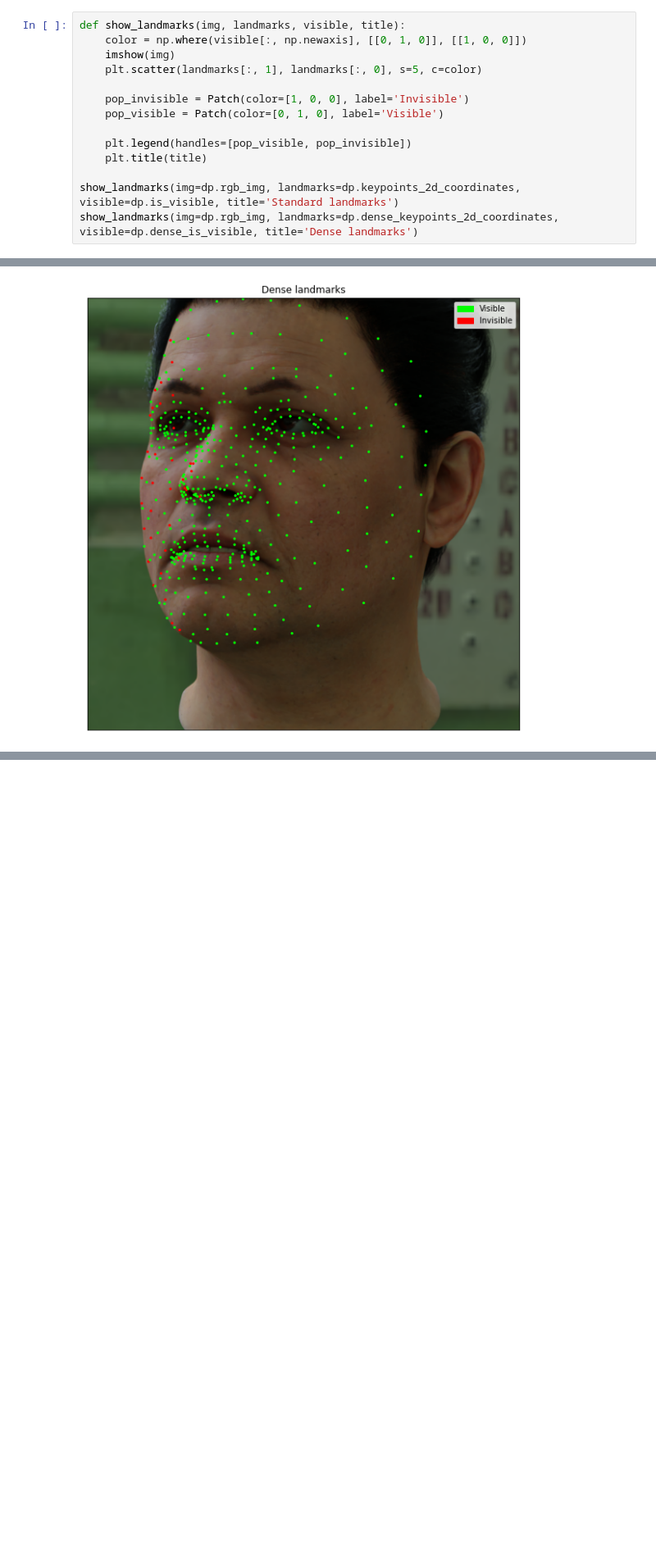
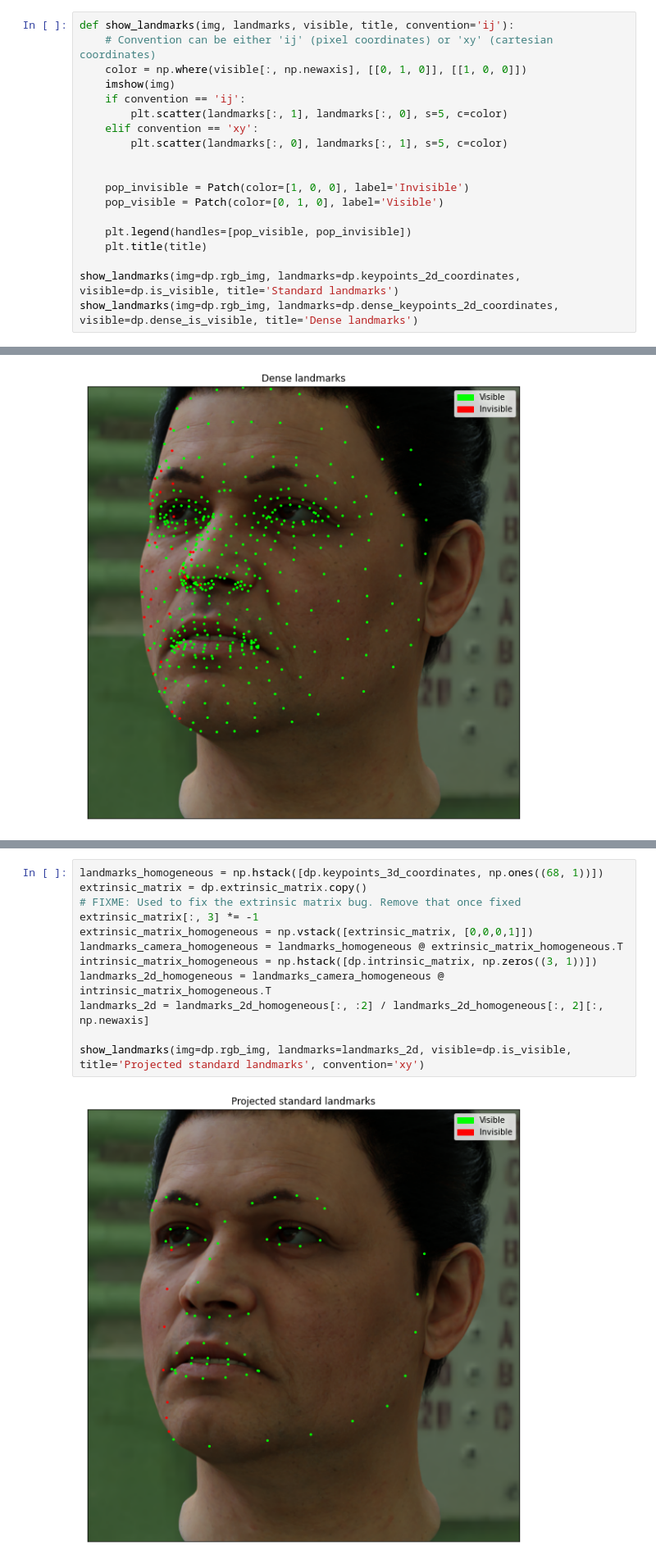
Before and after one commit to DatagenTech/dgutils, a Jupyter notebook: landmarks.ipynb, the cells around one changed output, grey strips where cells are left out. Shown at 82% size. Cells and saved outputs as stored; diff of their text form; blank space fills up the shorter version.

Commit message:
Added 3D landmarks projection to image plane

```diff
--- a/landmarks.ipynb
+++ b/landmarks.ipynb
@@ -20,10 +20,15 @@ dp = Dataset(path=DATASET_PATH)[0]
 # %% [markdown]
 ## Landmarks visualization
 # %%
-def show_landmarks(img, landmarks, visible, title):
+def show_landmarks(img, landmarks, visible, title, convention='ij'):
+    # Convention can be either 'ij' (pixel coordinates) or 'xy' (cartesian coordinates)
     color = np.where(visible[:, np.newaxis], [[0, 1, 0]], [[1, 0, 0]])
     imshow(img)
-    plt.scatter(landmarks[:, 1], landmarks[:, 0], s=5, c=color)
+    if convention == 'ij':
+        plt.scatter(landmarks[:, 1], landmarks[:, 0], s=5, c=color)
+    elif convention == 'xy':
+        plt.scatter(landmarks[:, 0], landmarks[:, 1], s=5, c=color)
+
 
     pop_invisible = Patch(color=[1, 0, 0], label='Invisible')
     pop_visible = Patch(color=[0, 1, 0], label='Visible')
@@ -38,0 +58,14 @@ show_landmarks(img=dp.rgb_img, landmarks=dp.dense_keypoints_2d_coordinates, visi
+# %%
+landmarks_homogeneous = np.hstack([dp.keypoints_3d_coordinates, np.ones((68, 1))])
+extrinsic_matrix = dp.extrinsic_matrix.copy()
+# FIXME: Used to fix the extrinsic matrix bug. Remove that once fixed
+extrinsic_matrix[:, 3] *= -1
+extrinsic_matrix_homogeneous = np.vstack([extrinsic_matrix, [0,0,0,1]])
+landmarks_camera_homogeneous = landmarks_homogeneous @ extrinsic_matrix_homogeneous.T
+intrinsic_matrix_homogeneous = np.hstack([dp.intrinsic_matrix, np.zeros((3, 1))])
+landmarks_2d_homogeneous = landmarks_camera_homogeneous @ intrinsic_matrix_homogeneous.T
+landmarks_2d = landmarks_2d_homogeneous[:, :2] / landmarks_2d_homogeneous[:, 2][:, np.newaxis]
+
+show_landmarks(img=dp.rgb_img, landmarks=landmarks_2d, visible=dp.is_visible, title='Projected standard landmarks', convention='xy')
+# %% [output]
+[figure, added]
```
Also changed, not shown: parts of 4 cells of this notebook.
